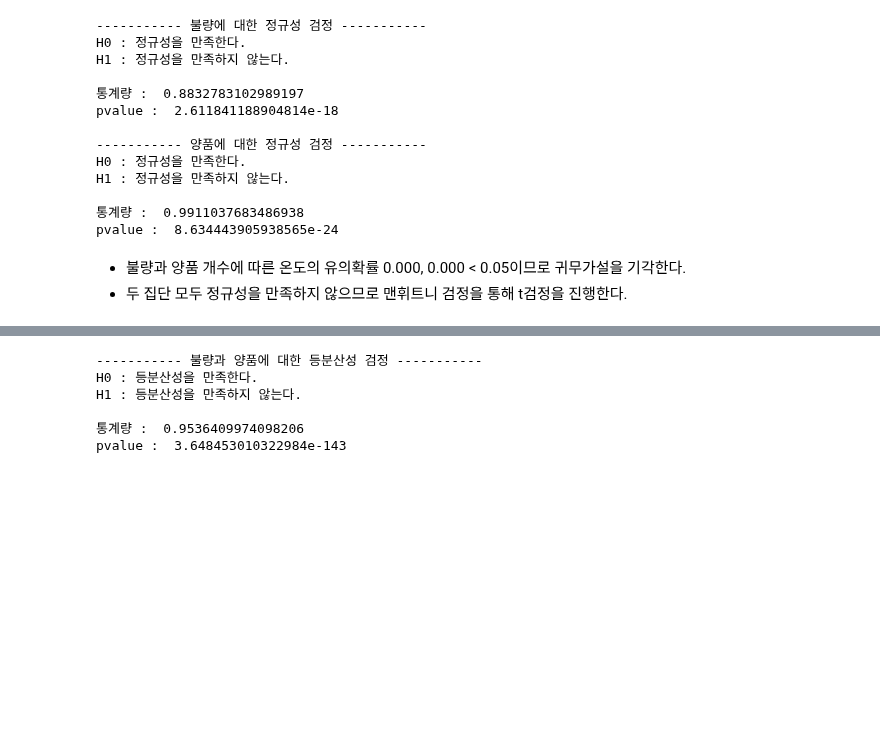
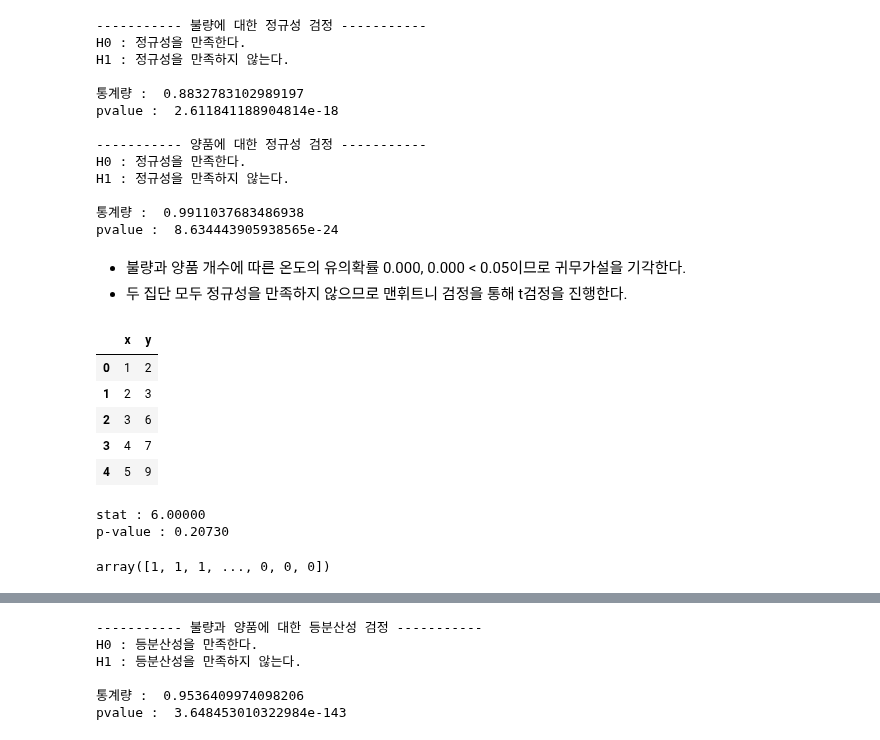
Before and after one commit to mjiii25/posco-academy, a Jupyter notebook: Big-Data/Battery-Project/hypothesis-test.ipynb, the cells around one changed output, grey strips where cells are left out. Saved outputs shown, nothing was run; the diff lists cells and outputs as text; code cells hidden in the pictures; blank space fills up the shorter version.

```diff
--- a/Big-Data/Battery-Project/hypothesis-test.ipynb
+++ b/Big-Data/Battery-Project/hypothesis-test.ipynb
@@ -246,0 +271,25 @@ mannwhitneyu(df_raw_total['c4_box_col'], df_raw_total['c1_temp_avg'])
+# %%
+x = [1, 2, 3, 4, 5]
+y = [2, 3, 6, 7, 9]
+# %%
+boo = pd.DataFrame()
+
+boo['x'] = x
+boo['y'] = y
+
+boo
+# %% [output]
+|  | x | y |
+| 0 | 1 | 2 |
+| 1 | 2 | 3 |
+| 2 | 3 | 6 |
+| 3 | 4 | 7 |
+| 4 | 5 | 9 |
+# %%
+stat, p = stats.mannwhitneyu(boo['x'], boo['y'])
+
+print('stat : {0:0.5f}'.format(stat))
+print('p-value : {0:0.5f}'.format(p))
+# %% [output]
+stat : 6.00000
+p-value : 0.20730
@@ -246,0 +302,4 @@ mannwhitneyu(df_raw_total['c4_box_col'], df_raw_total['c1_temp_avg'])
+# %%
+np.array(df_raw_total['c4_box_col'])
+# %% [output]
+array([1, 1, 1, ..., 0, 0, 0])
```
Also changed, not shown: parts of 21 cells of this notebook.
